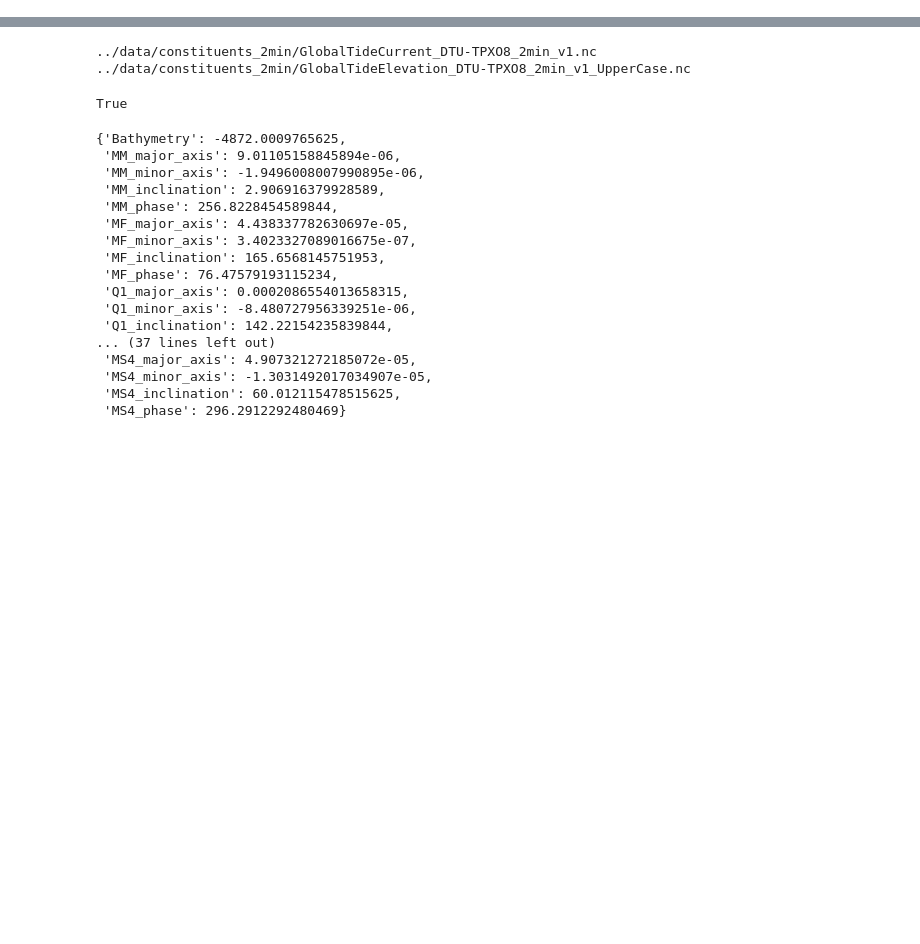
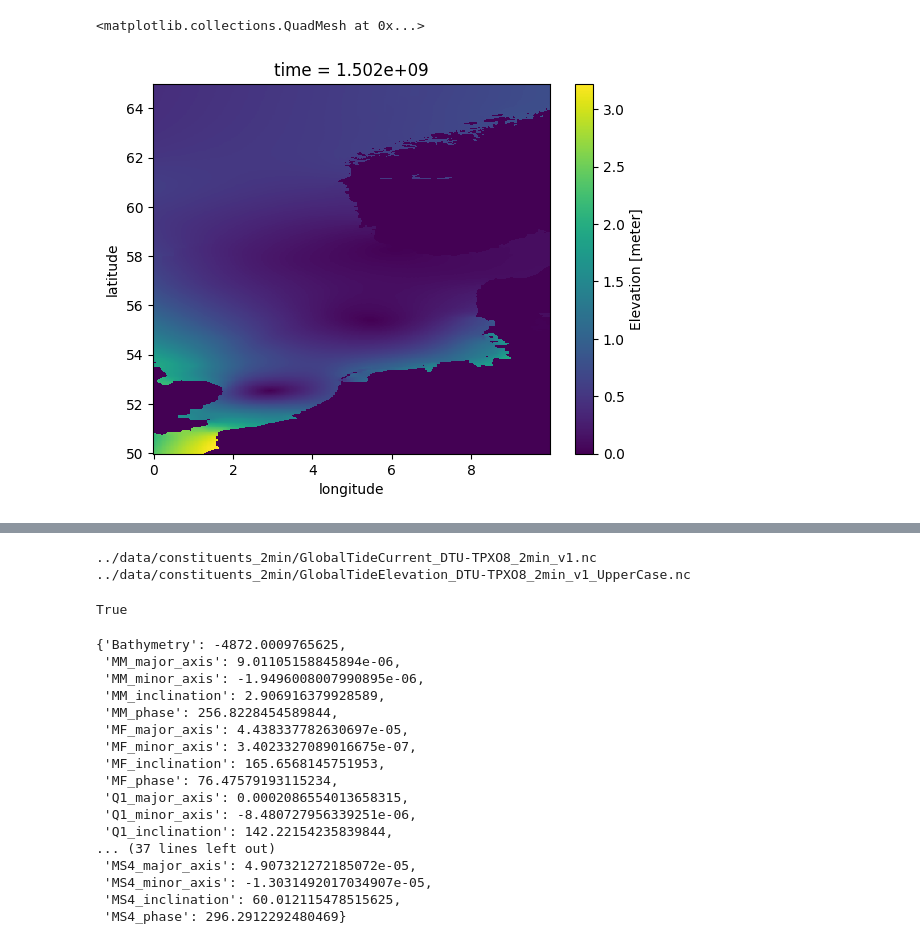
Before and after one commit to DHI/tidepredictor, a Jupyter notebook: notebooks/Constituents.ipynb, the cells around one changed output, grey strips where cells are left out. Cells and saved outputs as stored; diff of their text form; code cells hidden in the pictures; blank space fills up the shorter version.

```diff
--- a/notebooks/Constituents.ipynb
+++ b/notebooks/Constituents.ipynb
@@ -2,0 +5,7 @@ import xarray as xr
+# %%
+el = xr.open_dataset(
+    "../data/constituents_2min/GlobalTideElevation_DTU-TPXO8_2min_v1_UpperCase.nc"
+)
+el.sel(lon=slice(-0.5, 0.5), lat=slice(-0.5, 0.5)).to_netcdf(
+    "../data/constituents_2min/GlobalTideElevation_DTU-TPXO8_2min_v1_UpperCase_test.nc"
+)
@@ -2,0 +32,5 @@ import xarray as xr
+# %%
+el.M2_amplitude.sel(lon=slice(0, 10), lat=slice(50, 65)).plot()
+# %% [output]
+<matplotlib.collections.QuadMesh at 0x...>
+[figure, added]
```
Also changed, not shown: parts of 3 cells of this notebook, 10 other files.
